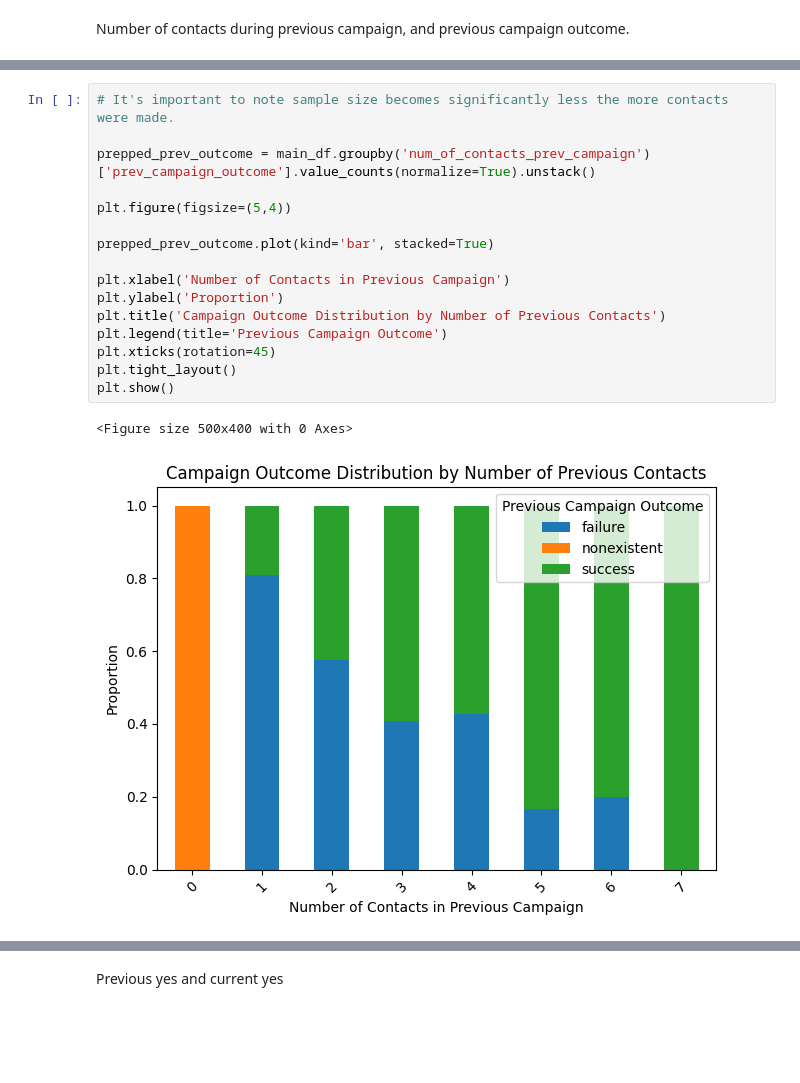
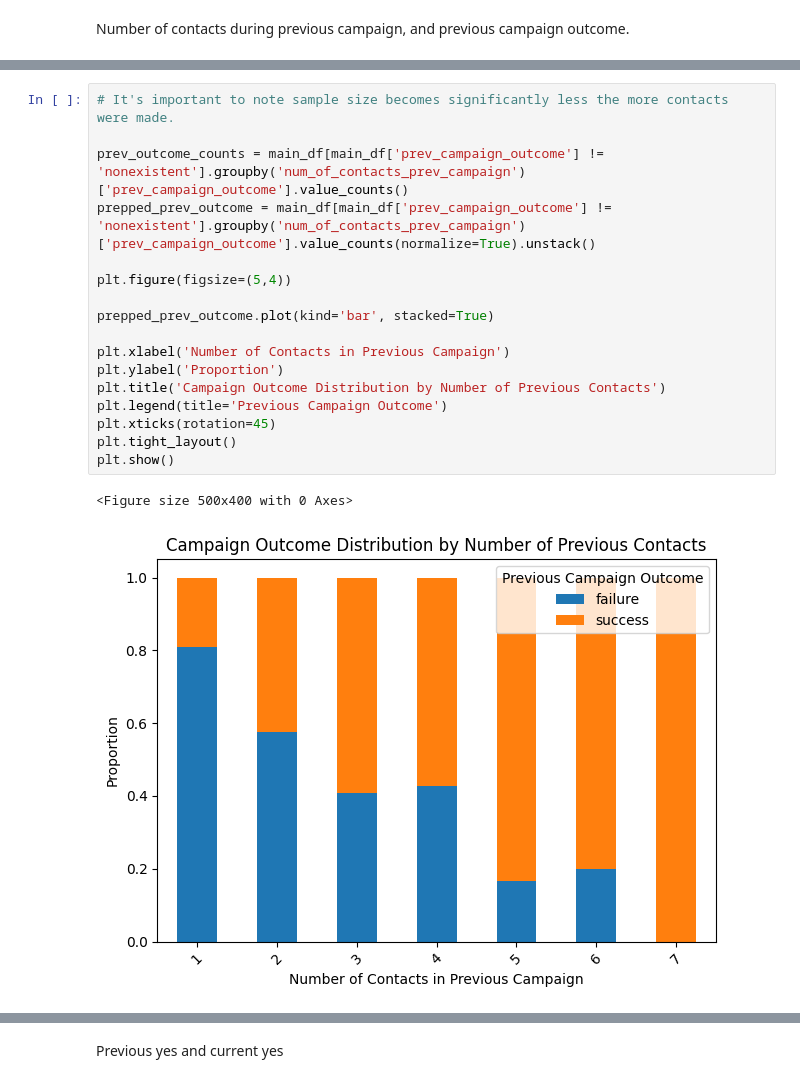
Before and after one commit to caparcom/machine-learning-python-log-reg, a Jupyter notebook: src/explore.ipynb, the cells around one changed output, grey strips where cells are left out. Saved outputs shown, nothing was run; the diff lists cells and outputs as text; blank space fills up the shorter version.

```diff
--- a/src/explore.ipynb
+++ b/src/explore.ipynb
@@ -113,19 +113,20 @@ Name: proportion, dtype: float64
 # %%
 # It's important to note sample size becomes significantly less the more contacts were made.
 
-prepped_prev_outcome = main_df.groupby('num_of_contacts_prev_campaign')['prev_campaign_outcome'].value_counts(normalize=True).unstack()
+prev_outcome_counts = main_df[main_df['prev_campaign_outcome'] != 'nonexistent'].groupby('num_of_contacts_prev_campaign')['prev_campaign_outcome'].value_counts()
+prepped_prev_outcome = main_df[main_df['prev_campaign_outcome'] != 'nonexistent'].groupby('num_of_contacts_prev_campaign')['prev_campaign_outcome'].value_counts(normalize=True).unstack()
 
 plt.figure(figsize=(5,4))
 
 prepped_prev_outcome.plot(kind='bar', stacked=True)
 
 plt.xlabel('Number of Contacts in Previous Campaign')
 plt.ylabel('Proportion')
 plt.title('Campaign Outcome Distribution by Number of Previous Contacts')
 plt.legend(title='Previous Campaign Outcome')
 plt.xticks(rotation=45)
 plt.tight_layout()
 plt.show()
 # %% [output]
 <Figure size 500x400 with 0 Axes>
-[figure, old version]
+[figure, new version]
```
Also changed, not shown: parts of 11 cells of this notebook.
